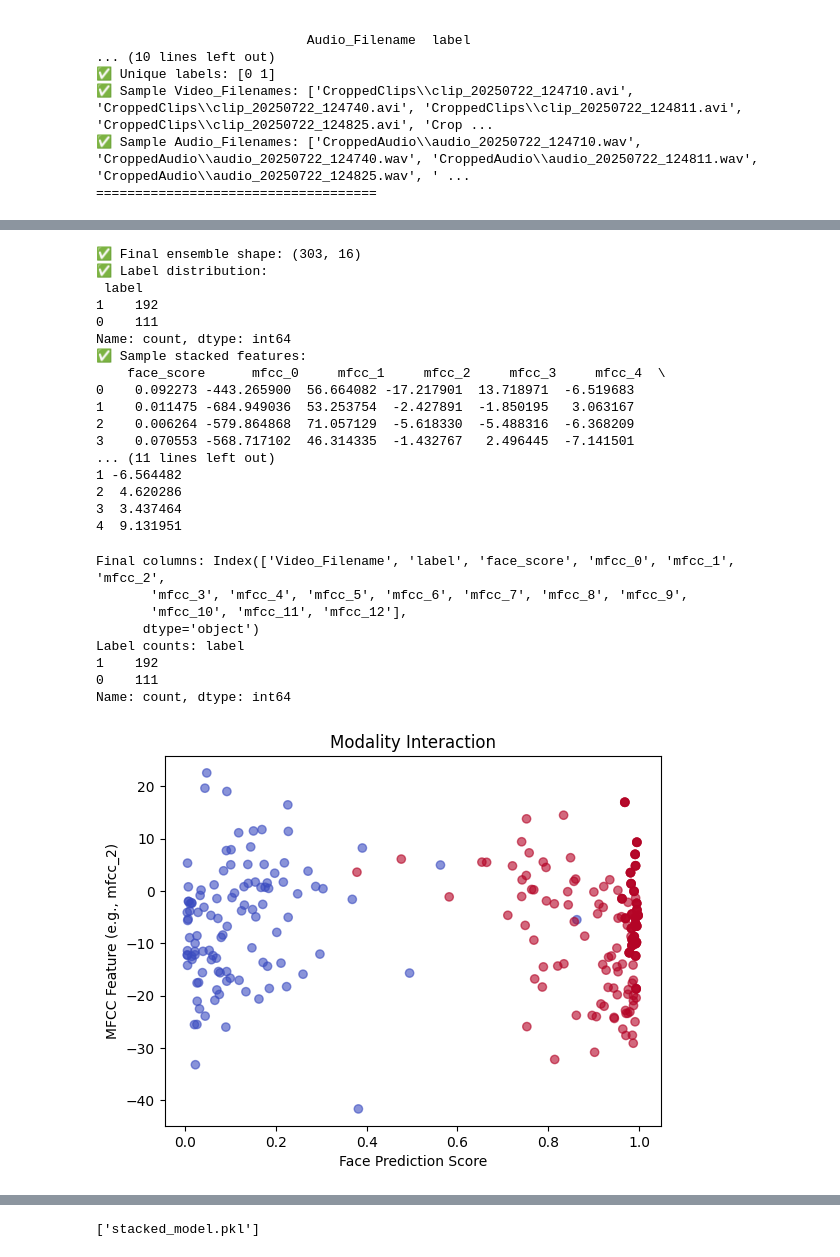
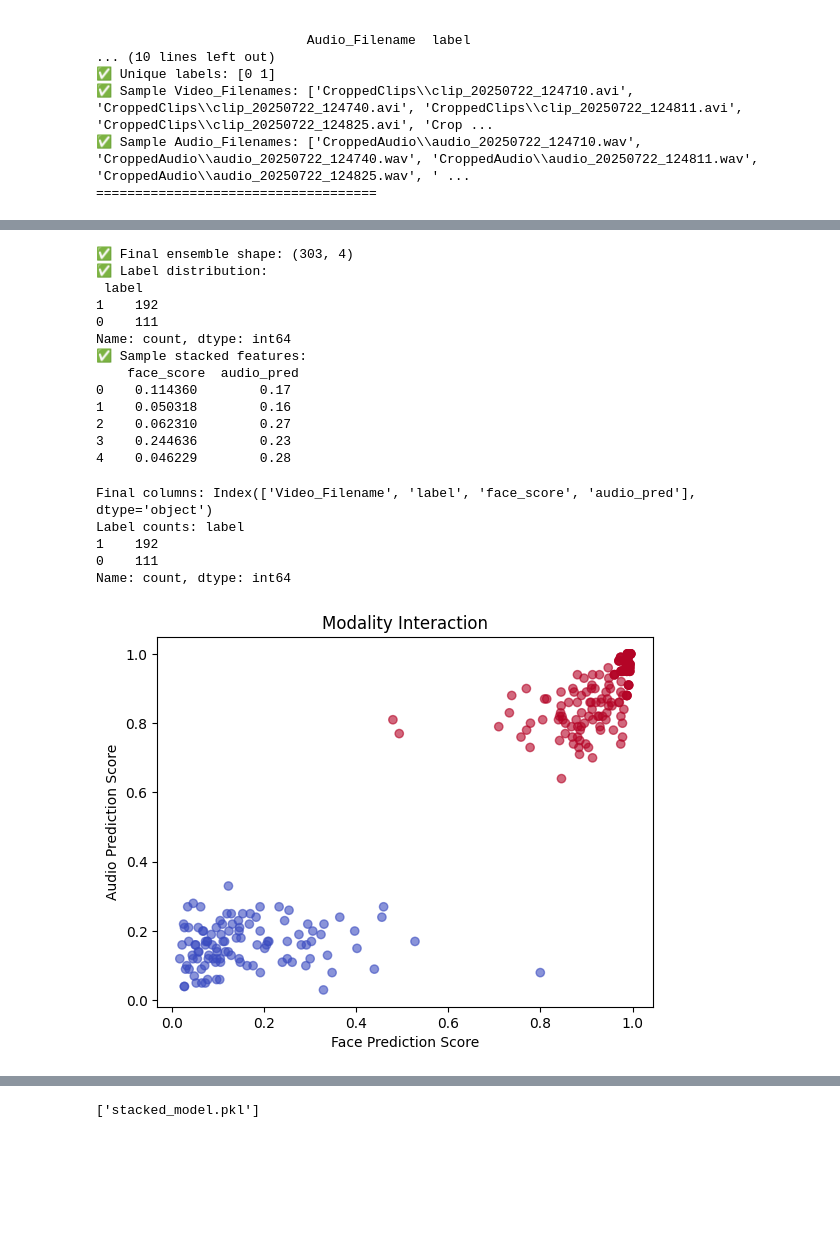
Before and after one commit to MartyBarrett/DecepTech, a Jupyter notebook: scripts/VideoAndAudioModel.ipynb, the cells around one changed output, grey strips where cells are left out. Saved outputs shown, nothing was run; the diff lists cells and outputs as text; code cells hidden in the pictures; blank space fills up the shorter version.

```diff
--- a/scripts/VideoAndAudioModel.ipynb
+++ b/scripts/VideoAndAudioModel.ipynb
@@ -58,6 +58,8 @@ print("====================================")
 import librosa
 import numpy as np
 import pandas as pd
+from sklearn.ensemble import RandomForestClassifier
+from sklearn.model_selection import train_test_split
 
 def extract_mfcc(audio_path):
     y, sr = librosa.load(audio_path, sr=None)
@@ -82,3 +84,16 @@ for idx, row in clip_meta_df.iterrows():
         print(f"⚠️ MFCC extraction failed on {audio_path}: {e}")
 
 audio_df = pd.DataFrame(audio_features)
+
+X_audio = audio_df[[f"mfcc_{i}" for i in range(13)]]
+y_audio = audio_df["label"]
+
+audio_model = RandomForestClassifier(random_state=42)
+audio_model.fit(X_audio, y_audio)
+
+# Predict deception probability
+audio_df["audio_pred"] = audio_model.predict_proba(X_audio)[:, 1]  # assuming class 1 = deception
+
+audio_pred_list = audio_df["audio_pred"].to_list()
+
+audio_df.head()
@@ -91,7 +122,7 @@ face_model = XGBClassifier()
 face_model.load_model("xgb_face_model.json")
 
 # 📂 Load landmark features
-landmark_df = pd.read_csv("normalized_landmark_data.csv")
+landmark_df = pd.read_csv("normalized_landmark_data_with_motion.csv")
 
 # 🧠 Extract features and predict
 X_face = landmark_df.drop(columns=["Video_Filename", "frame", "label"])
@@ -159,13 +190,13 @@ ensemble_df = ensemble_df.merge(
 
 # 🔊 Merge audio features
 ensemble_df = ensemble_df.merge(
-    audio_df[["Video_Filename"] + [f"mfcc_{i}" for i in range(13)]],
+    audio_df[["Video_Filename"] + ["audio_pred"]],
     on="Video_Filename",
     how="inner"
 )
 
 # 🎯 Final stacked inputs and target
-X_stack = ensemble_df[["face_score"] + [f"mfcc_{i}" for i in range(13)]]
+X_stack = ensemble_df[["face_score"] + ["audio_pred"]]
 y_stack = ensemble_df["label"]
 
 # ✅ Sanity check
@@ -173,31 +204,24 @@ print("✅ Final ensemble shape:", ensemble_df.shape)
 print("✅ Label distribution:\n", y_stack.value_counts(dropna=False))
 print("✅ Sample stacked features:\n", X_stack.head())
 # %% [output]
-✅ Final ensemble shape: (303, 16)
+✅ Final ensemble shape: (303, 4)
 ✅ Label distribution:
  label
 1    192
 0    111
 Name: count, dtype: int64
 ✅ Sample stacked features:
-    face_score      mfcc_0     mfcc_1     mfcc_2     mfcc_3     mfcc_4  \
-0    0.092273 -443.265900  56.664082 -17.217901  13.718971  -6.519683
-1    0.011475 -684.949036  53.253754  -2.427891  -1.850195   3.063167
-2    0.006264 -579.864868  71.057129  -5.618330  -5.488316  -6.368209
-3    0.070553 -568.717102  46.314335  -1.432767   2.496445  -7.141501
-... (11 lines left out)
-1 -6.564482
-2  4.620286
-3  3.437464
-4  9.131951
+    face_score  audio_pred
+0    0.114360        0.17
+1    0.050318        0.16
+2    0.062310        0.27
+3    0.244636        0.23
+4    0.046229        0.28
 # %%
 print("Final columns:", ensemble_df.columns)
 print("Label counts:", y_stack.value_counts())
 # %% [output]
-Final columns: Index(['Video_Filename', 'label', 'face_score', 'mfcc_0', 'mfcc_1', 'mfcc_2',
-       'mfcc_3', 'mfcc_4', 'mfcc_5', 'mfcc_6', 'mfcc_7', 'mfcc_8', 'mfcc_9',
-       'mfcc_10', 'mfcc_11', 'mfcc_12'],
-      dtype='object')
+Final columns: Index(['Video_Filename', 'label', 'face_score', 'audio_pred'], dtype='object')
 Label counts: label
 1    192
 0    111
@@ -205,10 +229,10 @@ Name: count, dtype: int64
 # %%
 import matplotlib.pyplot as plt
 
-plt.scatter(ensemble_df["face_score"], ensemble_df["mfcc_2"], c=ensemble_df["label"], cmap="coolwarm", alpha=0.6)
+plt.scatter(ensemble_df["face_score"], ensemble_df["audio_pred"], c=ensemble_df["label"], cmap="coolwarm", alpha=0.6)
 plt.xlabel("Face Prediction Score")
-plt.ylabel("MFCC Feature (e.g., mfcc_2)")
+plt.ylabel("Audio Prediction Score")
 plt.title("Modality Interaction")
 plt.show()
 # %% [output]
-[figure, old version]
+[figure, new version]
```
Also changed, not shown: parts of 13 cells of this notebook, 48 other files.
